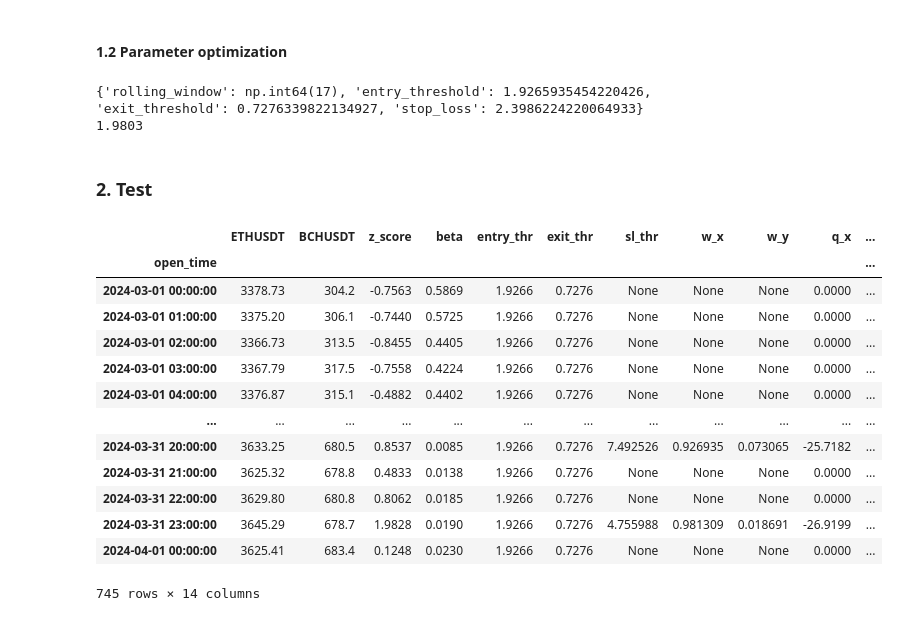
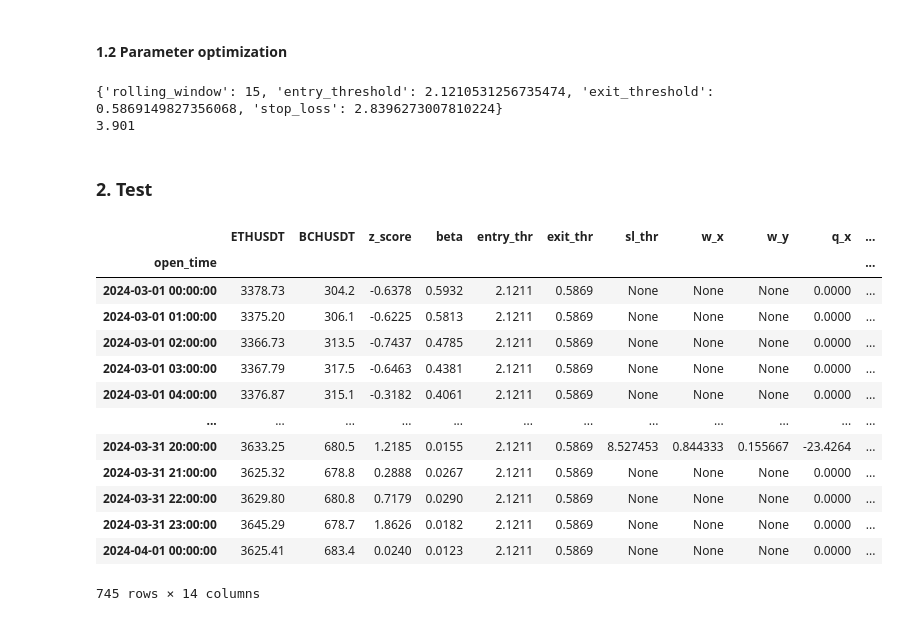
Before and after one commit to damianlebiedz/research-paper, a Jupyter notebook: notebooks/top1_test.ipynb, the cells around one changed output. Cells and saved outputs as stored; diff of their text form; code cells hidden in the pictures.

```diff
--- a/notebooks/top1_test.ipynb
+++ b/notebooks/top1_test.ipynb
@@ -59,24 +56,25 @@ training_end = "2024-03-01"
 # %%
 # Perform Bayesian Optimization
 from skopt.space import Integer, Real
-from modules.performance.strategy import calc_bayesian_params
+from modules.performance.strategy import optimize_params
 
 param_space = [
-    Integer(2, 600, name="rolling_window"),
-    Real(1.0, 5.0, name="entry_threshold"),
-    Real(0.0, 3.0, name="exit_threshold"),
-    Real(1.0, 3.0, name="stop_loss"),
+    Integer(10, 30, name="rolling_window"),
+    Real(2.0, 2.5, name="entry_threshold"),
+    Real(0.5, 1.0, name="exit_threshold"),
+    Real(2.0, 3.0, name="stop_loss"),
 ]
 metric = ("sortino_ratio_annual", "0.05% fee")
-minimize = False # Maximize metric
 
-best_params, best_score = calc_bayesian_params(ticker_x, ticker_y, fee_rate, initial_cash, position_size, pre_training_start, training_start, training_end, interval, beta_hedge, is_spread, param_space, metric, minimize)
+best_params, best_score = optimize_params(ticker_x, ticker_y, fee_rate, initial_cash, position_size, pre_training_start,
+                                          training_start, training_end, interval, beta_hedge, is_spread, param_space,
+                                          metric)
 
 print(best_params)
 print(best_score)
 # %% [output]
-{'rolling_window': np.int64(17), 'entry_threshold': 1.9265935454220426, 'exit_threshold': 0.7276339822134927, 'stop_loss': 2.3986224220064933}
-1.9803
+{'rolling_window': 15, 'entry_threshold': 2.1210531256735474, 'exit_threshold': 0.5869149827356068, 'stop_loss': 2.8396273007810224}
+3.901
 # %% [markdown]
 ### 2. Test
 # %%
@@ -98,27 +96,28 @@ rolling_window = best_params["rolling_window"]
 # %%
 # Run strategy
 from modules.performance.strategy import single_pair_strategy
 
 pair.test_start = test_start
 pair.fee_rate = fee_rate
 pair.initial_cash = initial_cash
 
-single_pair_strategy(pair, rolling_window, entry_threshold, exit_threshold, stop_loss, position_size, beta_hedge, is_spread)
+single_pair_strategy(pair, rolling_window, entry_threshold, exit_threshold, stop_loss, position_size, beta_hedge,
+                     is_spread)
 pair.data.drop(columns=['total_return', 'total_fees', 'net_return'])
 # %% [output]
 |  | ETHUSDT | BCHUSDT | z_score | beta | entry_thr | exit_thr | sl_thr | w_x | w_y | q_x | ... |
 | open_time |  |  |  |  |  |  |  |  |  |  | ... |
-| 2024-03-01 00:00:00 | 3378.73 | 304.2 | -0.7563 | 0.5869 | 1.9266 | 0.7276 | None | None | None | 0.0000 | ... |
-| 2024-03-01 01:00:00 | 3375.20 | 306.1 | -0.7440 | 0.5725 | 1.9266 | 0.7276 | None | None | None | 0.0000 | ... |
-| 2024-03-01 02:00:00 | 3366.73 | 313.5 | -0.8455 | 0.4405 | 1.9266 | 0.7276 | None | None | None | 0.0000 | ... |
-| 2024-03-01 03:00:00 | 3367.79 | 317.5 | -0.7558 | 0.4224 | 1.9266 | 0.7276 | None | None | None | 0.0000 | ... |
-| 2024-03-01 04:00:00 | 3376.87 | 315.1 | -0.4882 | 0.4402 | 1.9266 | 0.7276 | None | None | None | 0.0000 | ... |
+| 2024-03-01 00:00:00 | 3378.73 | 304.2 | -0.6378 | 0.5932 | 2.1211 | 0.5869 | None | None | None | 0.0000 | ... |
+| 2024-03-01 01:00:00 | 3375.20 | 306.1 | -0.6225 | 0.5813 | 2.1211 | 0.5869 | None | None | None | 0.0000 | ... |
+| 2024-03-01 02:00:00 | 3366.73 | 313.5 | -0.7437 | 0.4785 | 2.1211 | 0.5869 | None | None | None | 0.0000 | ... |
+| 2024-03-01 03:00:00 | 3367.79 | 317.5 | -0.6463 | 0.4381 | 2.1211 | 0.5869 | None | None | None | 0.0000 | ... |
+| 2024-03-01 04:00:00 | 3376.87 | 315.1 | -0.3182 | 0.4061 | 2.1211 | 0.5869 | None | None | None | 0.0000 | ... |
 | ... | ... | ... | ... | ... | ... | ... | ... | ... | ... | ... | ... |
-| 2024-03-31 20:00:00 | 3633.25 | 680.5 | 0.8537 | 0.0085 | 1.9266 | 0.7276 | 7.492526 | 0.926935 | 0.073065 | -25.7182 | ... |
-| 2024-03-31 21:00:00 | 3625.32 | 678.8 | 0.4833 | 0.0138 | 1.9266 | 0.7276 | None | None | None | 0.0000 | ... |
-| 2024-03-31 22:00:00 | 3629.80 | 680.8 | 0.8062 | 0.0185 | 1.9266 | 0.7276 | None | None | None | 0.0000 | ... |
-| 2024-03-31 23:00:00 | 3645.29 | 678.7 | 1.9828 | 0.0190 | 1.9266 | 0.7276 | 4.755988 | 0.981309 | 0.018691 | -26.9199 | ... |
-| 2024-04-01 00:00:00 | 3625.41 | 683.4 | 0.1248 | 0.0230 | 1.9266 | 0.7276 | None | None | None | 0.0000 | ... |
+| 2024-03-31 20:00:00 | 3633.25 | 680.5 | 1.2185 | 0.0155 | 2.1211 | 0.5869 | 8.527453 | 0.844333 | 0.155667 | -23.4264 | ... |
+| 2024-03-31 21:00:00 | 3625.32 | 678.8 | 0.2888 | 0.0267 | 2.1211 | 0.5869 | None | None | None | 0.0000 | ... |
+| 2024-03-31 22:00:00 | 3629.80 | 680.8 | 0.7179 | 0.0290 | 2.1211 | 0.5869 | None | None | None | 0.0000 | ... |
+| 2024-03-31 23:00:00 | 3645.29 | 678.7 | 1.8626 | 0.0182 | 2.1211 | 0.5869 | None | None | None | 0.0000 | ... |
+| 2024-04-01 00:00:00 | 3625.41 | 683.4 | 0.0240 | 0.0123 | 2.1211 | 0.5869 | None | None | None | 0.0000 | ... |
 745 rows × 14 columns
 # %%
 # Calculate statistics
```
Also changed, not shown: parts of 3 cells of this notebook, 5 other files.
